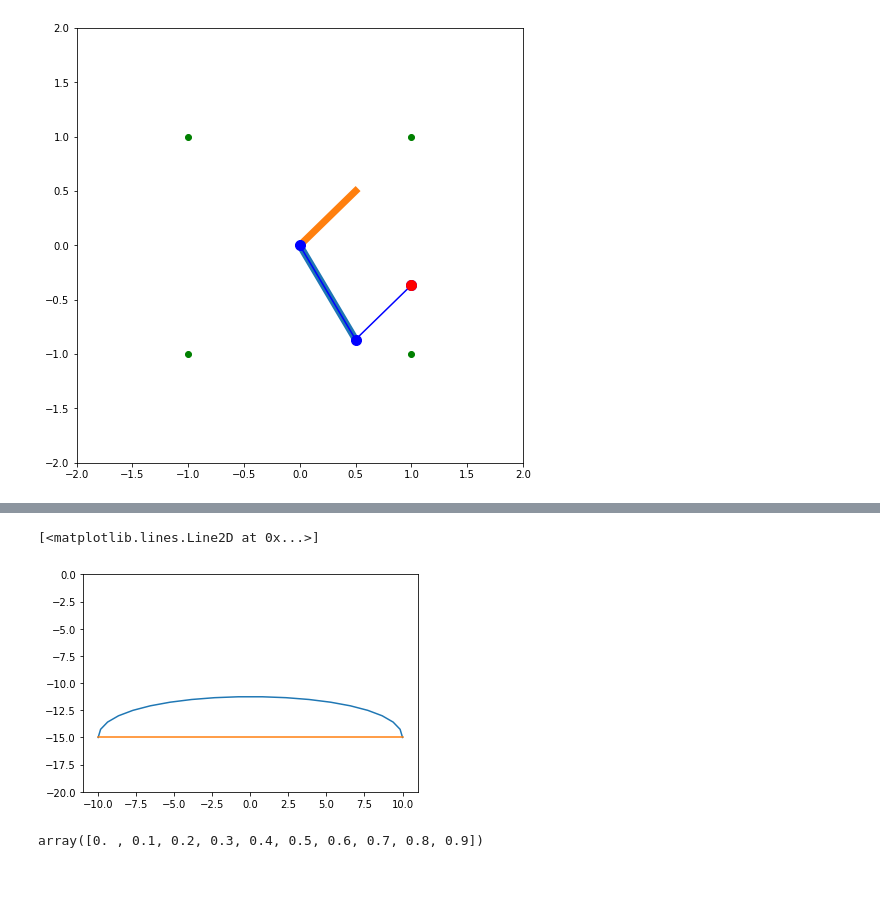
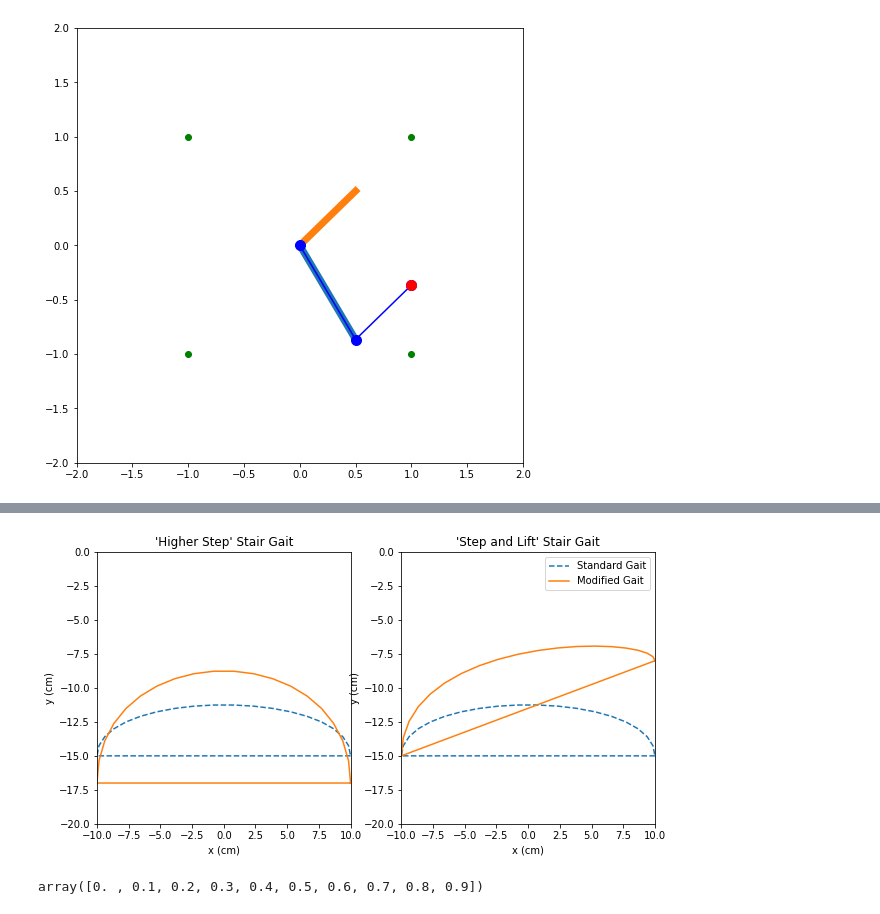
Before and after one commit to JackDemeter/quadruped-robot, a Jupyter notebook: model/inverse_model.ipynb, the cells around one changed output, grey strips where cells are left out. Saved outputs shown, nothing was run; the diff lists cells and outputs as text; code cells hidden in the pictures; blank space fills up the shorter version.

```diff
--- a/model/inverse_model.ipynb
+++ b/model/inverse_model.ipynb
@@ -65,25 +78,75 @@ elbow [ 0.5       -0.8660254] foot [0.5 0.5] ee [ 1.        -0.3660254]
 # %%
+fig, (ax1, ax2) = plt.subplots(1,2, figsize=(10,5))
+
 step_nodes = np.asfortranarray([
     [-10.0, -10.0, 10.0, 10.0],
     [-15.0, -10, -10, -15.0],
 ])
 curve = bezier.Curve(step_nodes, degree=3)
 s_vals = np.linspace(0.0, 1.0, 20)
 step = curve.evaluate_multi(s_vals)
-plt.plot(step[0],step[1])
-plt.ylim(-20,0)
 
 slide_nodes = np.asfortranarray([
     [10.0, -10.0],
     [-15.0, -15.0],
 ])
 curve = bezier.Curve(slide_nodes, degree=1)
 s_vals = np.linspace(0.0, 1.0, 20)
 slide = curve.evaluate_multi(s_vals)
-plt.plot(slide[0],slide[1])
+ax1.plot(np.append(slide[0],step[0]),np.append(slide[1],step[1]), label= "Standard Gait", linestyle="--")
+ax2.plot(np.append(slide[0],step[0]),np.append(slide[1],step[1]), label= "Standard Gait", linestyle="--")
+
+step_nodes = np.asfortranarray([
+    [-10.0, -10.0, 10.0, 10.0],
+    [-17.0, -6, -6, -17.0],
+])
+curve = bezier.Curve(step_nodes, degree=3)
+s_vals = np.linspace(0.0, 1.0, 20)
+step = curve.evaluate_multi(s_vals)
+# plt.plot(step[0],step[1])
+
+
+slide_nodes = np.asfortranarray([
+    [10.0, -10.0],
+    [-17.0, -17.0],
+])
+curve = bezier.Curve(slide_nodes, degree=1)
+s_vals = np.linspace(0.0, 1.0, 20)
+slide = curve.evaluate_multi(s_vals)
+ax1.plot(np.append(slide[0],step[0]),np.append(slide[1],step[1]), label= "Modified Gait")
+
+step_nodes = np.asfortranarray([
+    [-10.0, -10.0, 10.0, 10.0],
+    [-15.0, -6, -6, -8.0],
+])
+curve = bezier.Curve(step_nodes, degree=3)
+s_vals = np.linspace(0.0, 1.0, 20)
+step = curve.evaluate_multi(s_vals)
+
+slide_nodes = np.asfortranarray([
+    [10.0, -10.0],
+    [-8.0, -15.0],
+])
+curve = bezier.Curve(slide_nodes, degree=1)
+s_vals = np.linspace(0.0, 1.0, 20)
+slide = curve.evaluate_multi(s_vals)
+ax2.plot(np.append(slide[0],step[0]),np.append(slide[1],step[1]), label= "Modified Gait")
+
+
+ax1.set_ylim(-20,0)
+ax1.set_xlim(-10,10)
+ax2.set_ylim(-20,0)
+ax2.set_xlim(-10,10)
+ax1.set_title("'Higher Step' Stair Gait")
+ax2.set_title("'Step and Lift' Stair Gait")
+ax1.set_ylabel("y (cm)")
+ax1.set_xlabel("x (cm)")
+ax2.set_ylabel("y (cm)")
+ax2.set_xlabel("x (cm)")
+ax2.legend()
+plt.show()
 # %% [output]
-[<matplotlib.lines.Line2D at 0x...>]
-[figure, old version]
+[figure, new version]
 # %%
 np.arange(0,1,0.1)
 # %% [output]
```
Also changed, not shown: parts of 1 cell of this notebook, 8 other files.
